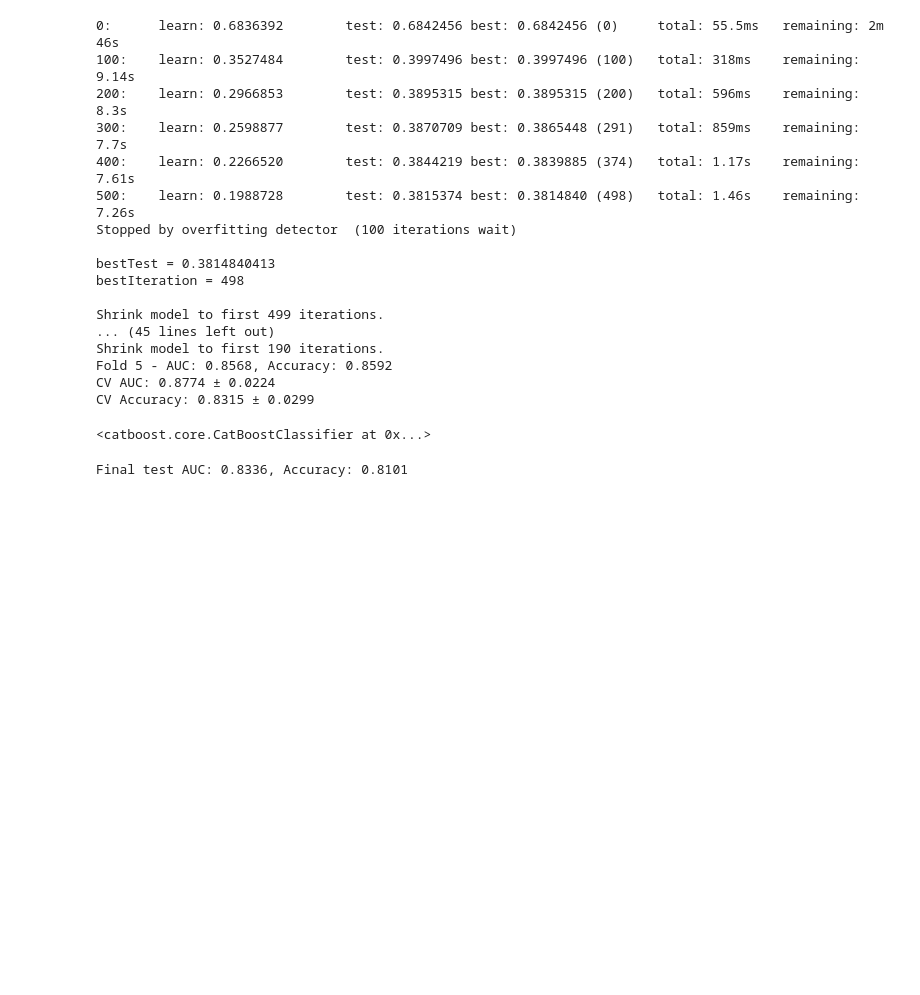
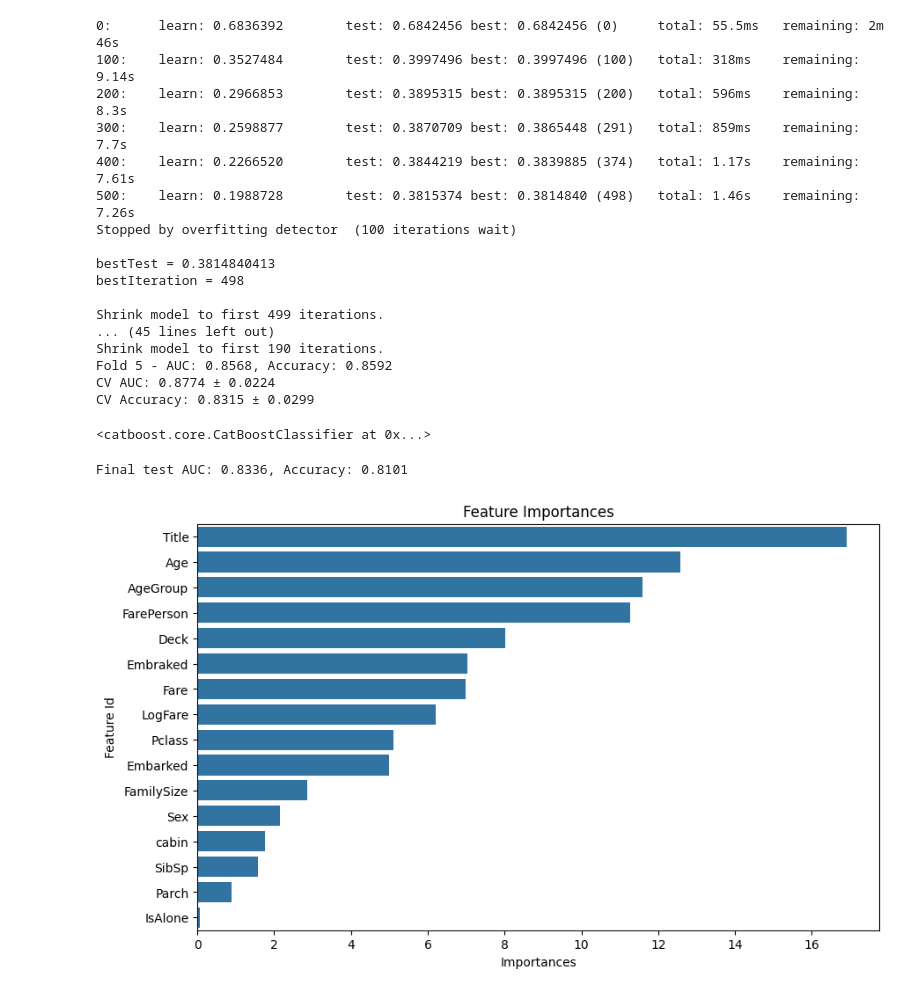
Before and after one commit to shovo896/Titanic_survival_prediction, a Jupyter notebook: survival_pred_catboost.ipynb, the cells around one changed output. Drawn from its saved outputs; the diff is of its cells as text; code cells hidden in the pictures; blank space fills up the shorter version.

```diff
--- a/survival_pred_catboost.ipynb
+++ b/survival_pred_catboost.ipynb
@@ -237,3 +237,14 @@ test_proba=final_model.predict_proba(x_test_final)[:,1]
 print(f"Final test AUC: {roc_auc_score(y_test,test_proba):.4f}, Accuracy: {accuracy_score(y_test,test_pred):.4f}")
 # %% [output]
 Final test AUC: 0.8336, Accuracy: 0.8101
+# %%
+import matplotlib.pyplot as plt
+import seaborn as sns
+imp=final_model.get_feature_importance(prettified=True)
+order=np.argsort(imp['Importances'])
+plt.figure(figsize=(10,6))
+sns.barplot(x=imp['Importances'],y=imp['Feature Id'].iloc[order])
+plt.title('Feature Importances')
+plt.show()
+# %% [output]
+[figure, added]
```
